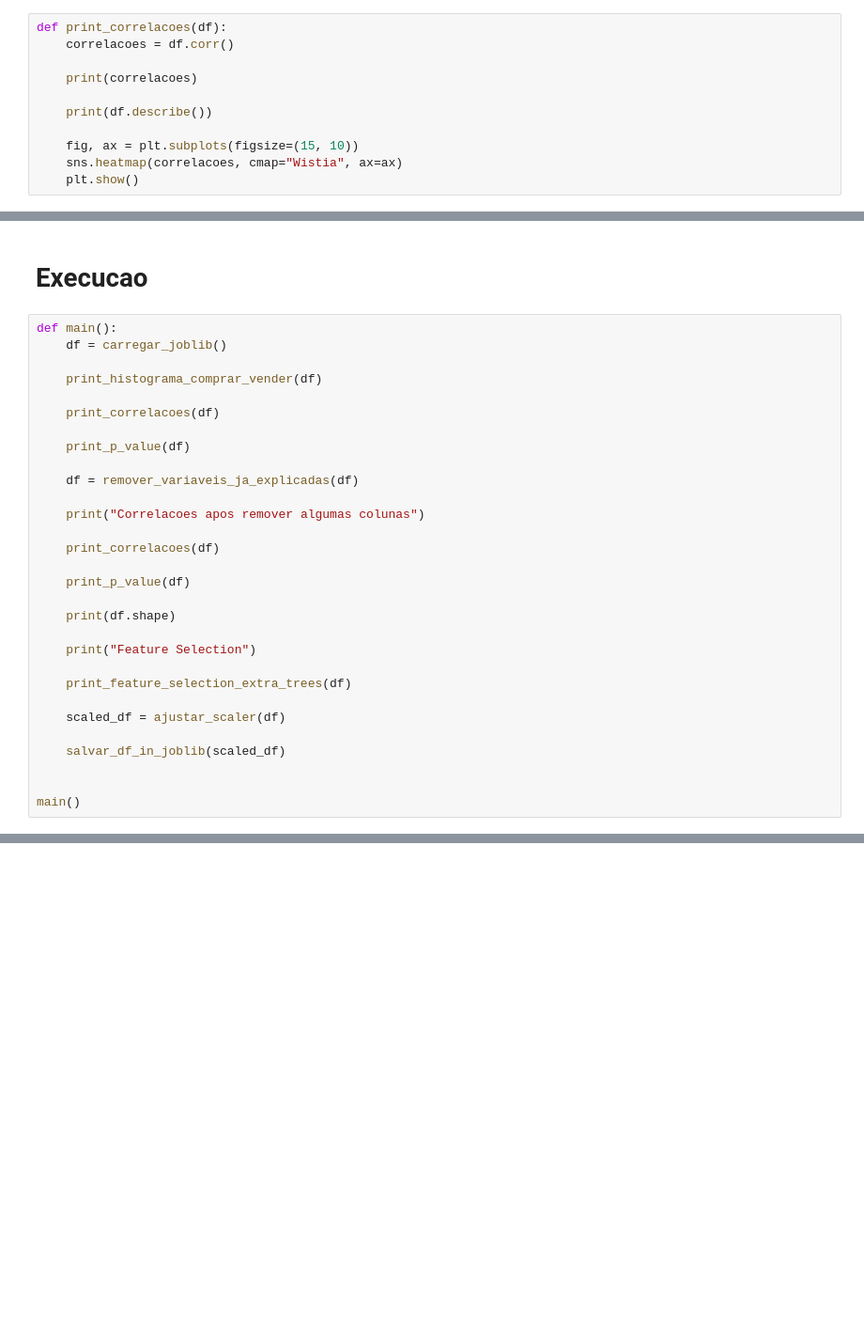
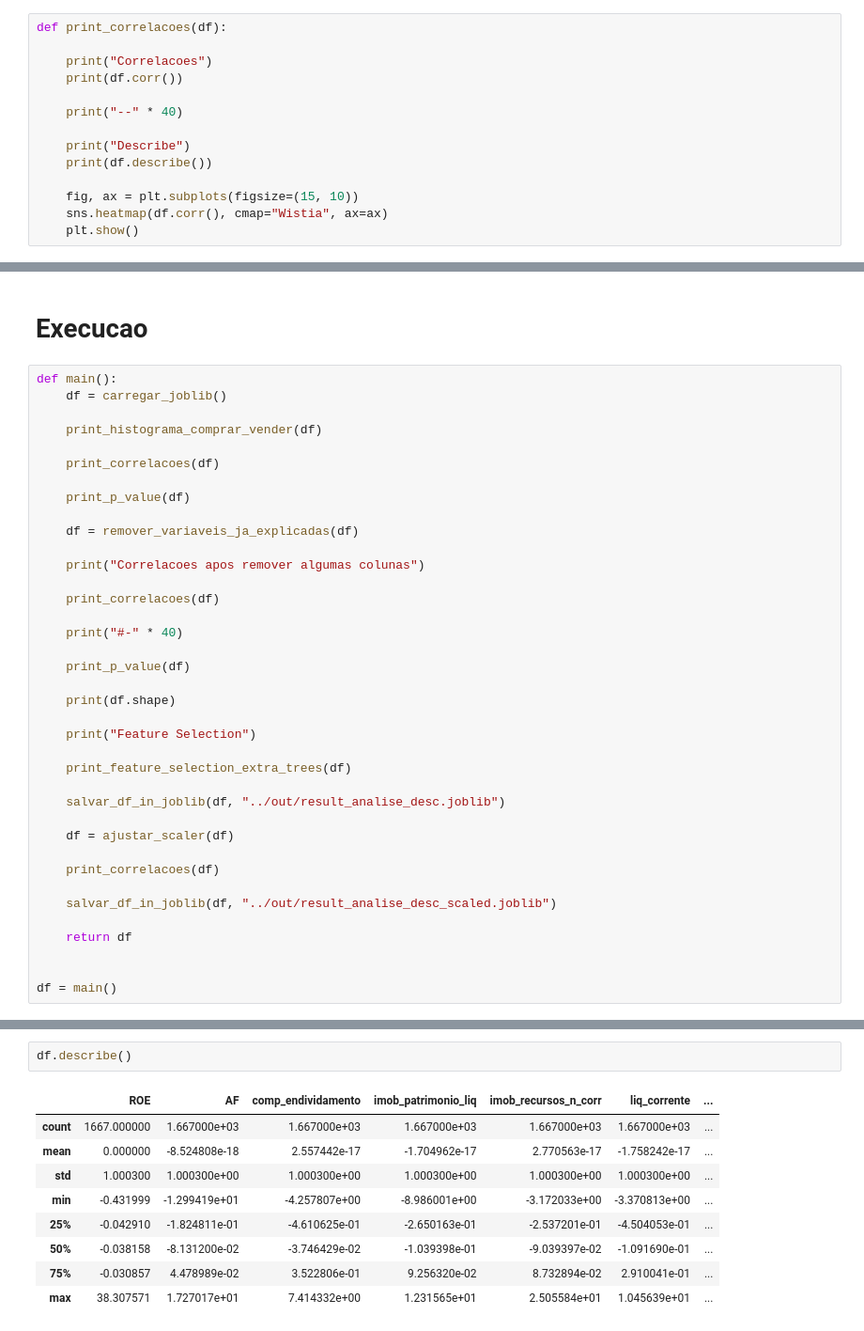
Before and after one commit to ricardomdesa/TCC-PUC-2020, a Jupyter notebook: notebooks/analis_descritiva.ipynb, the cells around one changed output, grey strips where cells are left out. Shown at 94% size. Cells and saved outputs as stored; diff of their text form; blank space fills up the shorter version.

```diff
--- a/notebooks/analis_descritiva.ipynb
+++ b/notebooks/analis_descritiva.ipynb
@@ -39,14 +39,17 @@ def print_histograma_comprar_vender(df):
     fig.show()
 # %%
 def print_correlacoes(df):
-    correlacoes = df.corr()
 
-    print(correlacoes)
+    print("Correlacoes")
+    print(df.corr())
 
+    print("--" * 40)
+
+    print("Describe")
     print(df.describe())
 
     fig, ax = plt.subplots(figsize=(15, 10))
-    sns.heatmap(correlacoes, cmap="Wistia", ax=ax)
+    sns.heatmap(df.corr(), cmap="Wistia", ax=ax)
     plt.show()
 # %%
 def remover_variaveis_ja_explicadas(df):
@@ -110,6 +113,8 @@ def main():
 
     print_correlacoes(df)
 
+    print("#-" * 40)
+
     print_p_value(df)
 
     print(df.shape)
@@ -118,10 +123,16 @@ def main():
 
     print_feature_selection_extra_trees(df)
 
-    scaled_df = ajustar_scaler(df)
+    salvar_df_in_joblib(df, "../out/result_analise_desc.joblib")
 
-    salvar_df_in_joblib(scaled_df)
+    df = ajustar_scaler(df)
+
+    print_correlacoes(df)
+
+    salvar_df_in_joblib(df, "../out/result_analise_desc_scaled.joblib")
+
+    return df
 
 
-main()
+df = main()
 # %% [output]
@@ -247,0 +201,12 @@ weighted avg       0.53      0.53      0.53       501
+# %%
+df.describe()
+# %% [output]
+|  | ROE | AF | comp_endividamento | imob_patrimonio_liq | imob_recursos_n_corr | liq_corrente | ... |
+| count | 1667.000000 | 1.667000e+03 | 1.667000e+03 | 1.667000e+03 | 1.667000e+03 | 1.667000e+03 | ... |
+| mean | 0.000000 | -8.524808e-18 | 2.557442e-17 | -1.704962e-17 | 2.770563e-17 | -1.758242e-17 | ... |
+| std | 1.000300 | 1.000300e+00 | 1.000300e+00 | 1.000300e+00 | 1.000300e+00 | 1.000300e+00 | ... |
+| min | -0.431999 | -1.299419e+01 | -4.257807e+00 | -8.986001e+00 | -3.172033e+00 | -3.370813e+00 | ... |
+| 25% | -0.042910 | -1.824811e-01 | -4.610625e-01 | -2.650163e-01 | -2.537201e-01 | -4.504053e-01 | ... |
+| 50% | -0.038158 | -8.131200e-02 | -3.746429e-02 | -1.039398e-01 | -9.039397e-02 | -1.091690e-01 | ... |
+| 75% | -0.030857 | 4.478989e-02 | 3.522806e-01 | 9.256320e-02 | 8.732894e-02 | 2.910041e-01 | ... |
+| max | 38.307571 | 1.727017e+01 | 7.414332e+00 | 1.231565e+01 | 2.505584e+01 | 1.045639e+01 | ... |
```
Also changed, not shown: parts of 5 cells of this notebook, 6 other files.
